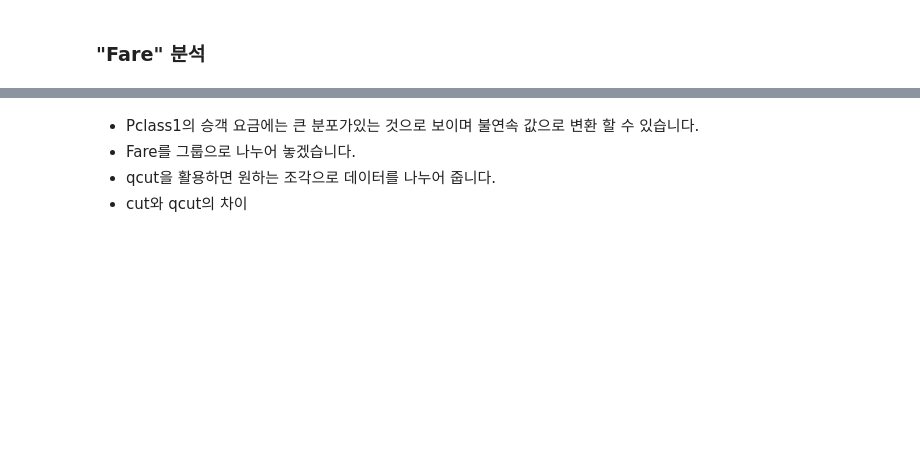
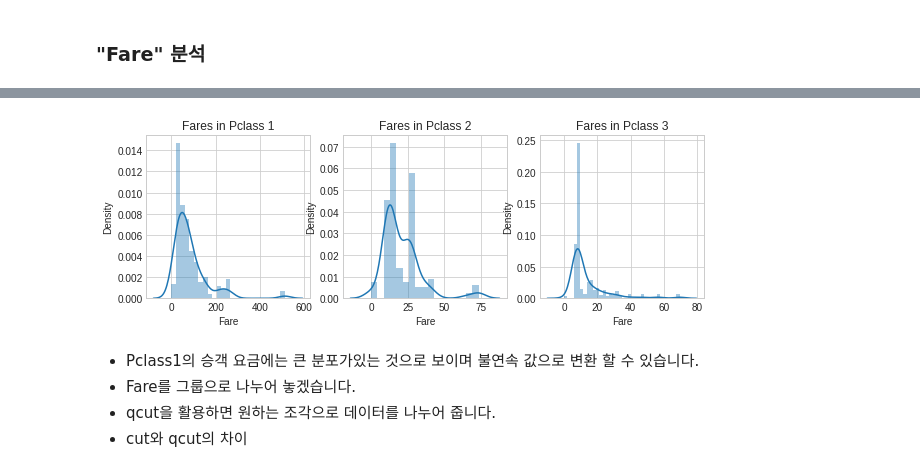
Before and after one commit to donghuna/kaggle, a Jupyter notebook: titanic-tutorial-for-beginners-2020.ipynb, the cells around one changed output, grey strips where cells are left out. Drawn from its saved outputs; the diff is of its cells as text; code cells hidden in the pictures; blank space fills up the shorter version.

```diff
--- a/titanic-tutorial-for-beginners-2020.ipynb
+++ b/titanic-tutorial-for-beginners-2020.ipynb
@@ -949,12 +1230,14 @@ print('Average Fare was:', temp['Fare'].mean())
 # %%
-f,ax=plt.subplots(1, 3, figsize=(20, 6))
+f,ax=plt.subplots(1, 3, figsize=(10, 3))
 sns.distplot(train[train['Pclass'] == 1].Fare,ax=ax[0])
 ax[0].set_title('Fares in Pclass 1')
 sns.distplot(train[train['Pclass'] == 2].Fare,ax=ax[1])
 ax[1].set_title('Fares in Pclass 2')
 sns.distplot(train[train['Pclass'] == 3].Fare,ax=ax[2])
 ax[2].set_title('Fares in Pclass 3')
 plt.show()
+# %% [output]
+[figure, added]
 # %% [markdown]
 * Pclass1의 승객 요금에는 큰 분포가있는 것으로 보이며 불연속 값으로 변환 할 수 있습니다.
 * Fare를 그룹으로 나누어 놓겠습니다.
```
Also changed, not shown: parts of 62 cells of this notebook.
